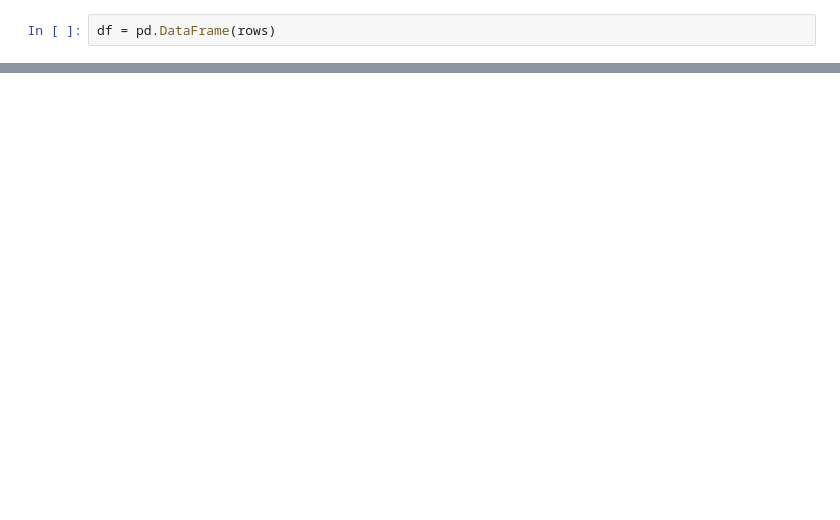
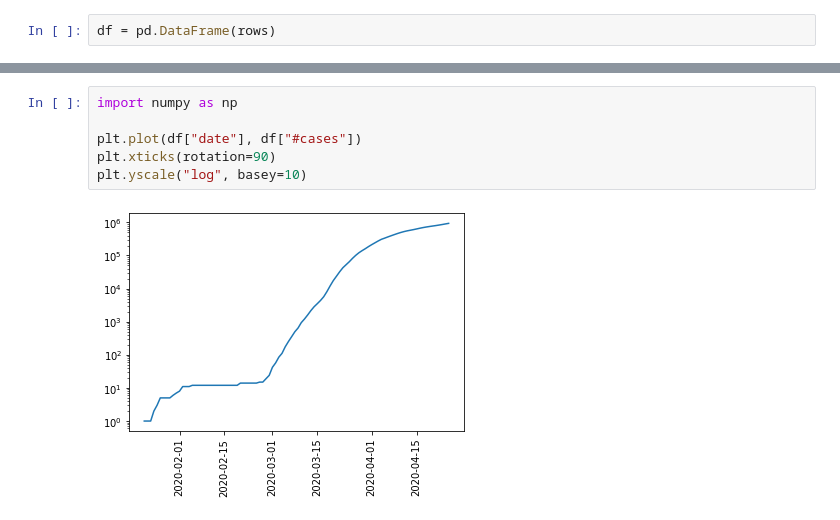
Before and after one commit to xandermorrison/coronavirus, a Jupyter notebook: coronavirus.ipynb, the cells around one changed output, grey strips where cells are left out. Cells and saved outputs as stored; diff of their text form; blank space fills up the shorter version.

```diff
--- a/coronavirus.ipynb
+++ b/coronavirus.ipynb
@@ -104,0 +136,8 @@ dtype: object
+# %%
+import numpy as np
+
+plt.plot(df["date"], df["#cases"])
+plt.xticks(rotation=90)
+plt.yscale("log", basey=10)
+# %% [output]
+[figure, added]
```
Also changed, not shown: parts of 7 cells of this notebook.
